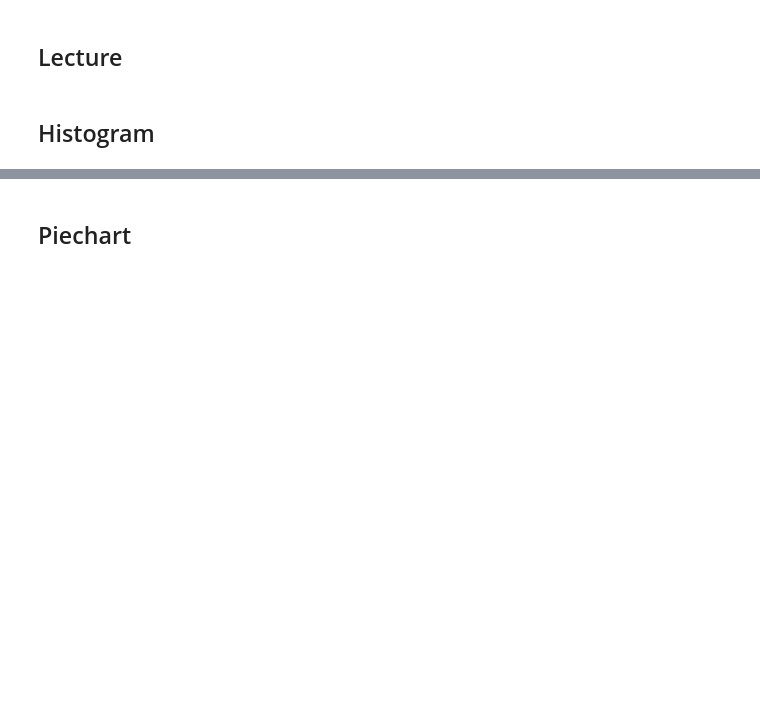
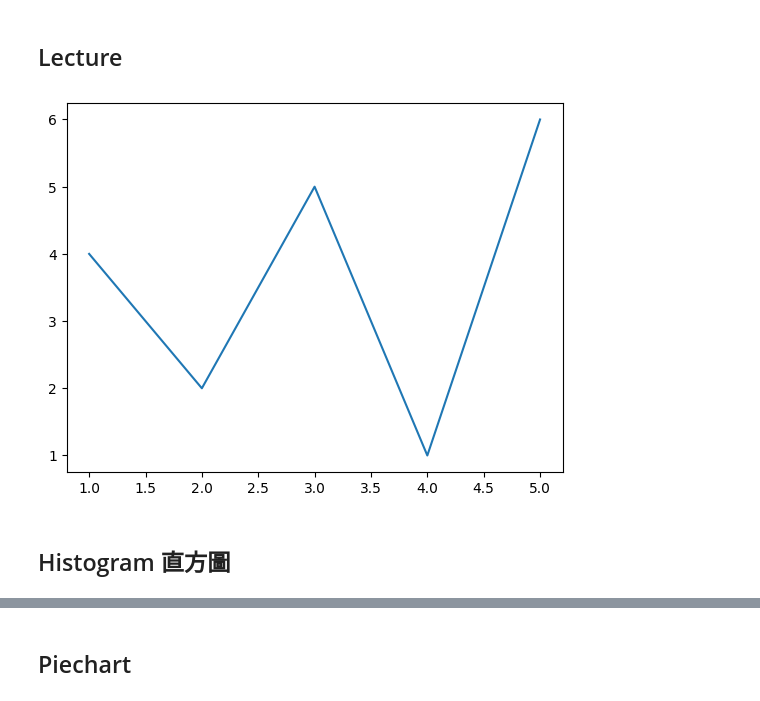
Before and after one commit to Chein-Shawn/Python-in-Business, a Jupyter notebook: C02.ipynb, the cells around one changed output, grey strips where cells are left out. Saved outputs shown, nothing was run; the diff lists cells and outputs as text; code cells hidden in the pictures; blank space fills up the shorter version.

```diff
--- a/C02.ipynb
+++ b/C02.ipynb
@@ -2,8 +2,18 @@
 # Python in Business / C02
 # %% [markdown]
 ## Lecture
+# %%
+import matplotlib.pyplot as py
+# import an object
+x = range(1, 6)
+y = [4, 2, 5, 1, 6]
+# object's instance function
+py.plot(x, y)
+py.show()
+# %% [output]
+[figure, added]
 # %% [markdown]
-## Histogram
+## Histogram 直方圖
 # %%
 import csv, datetime
 
```
Also changed, not shown: parts of 4 cells of this notebook, 1 other file.
